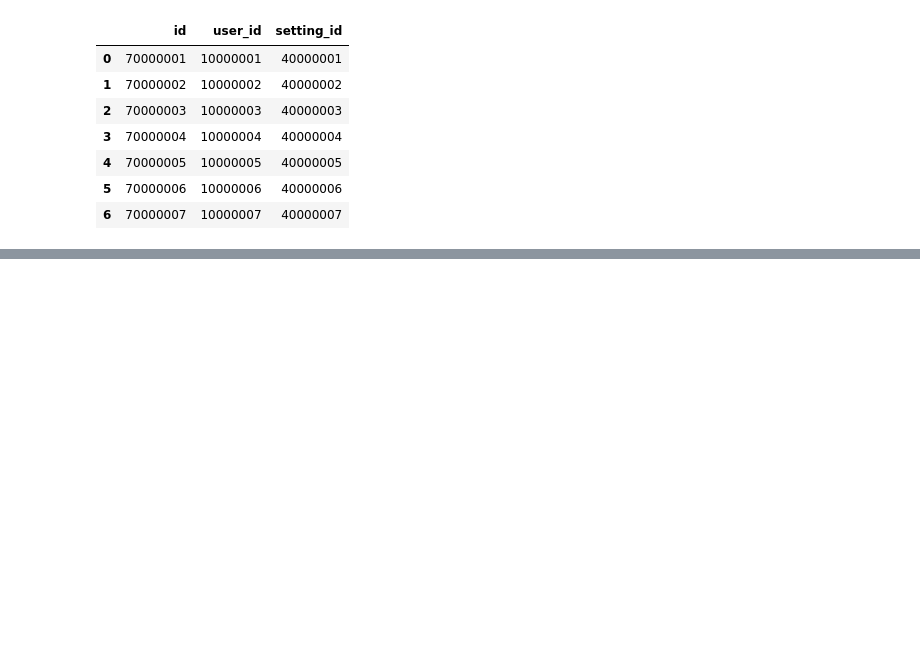
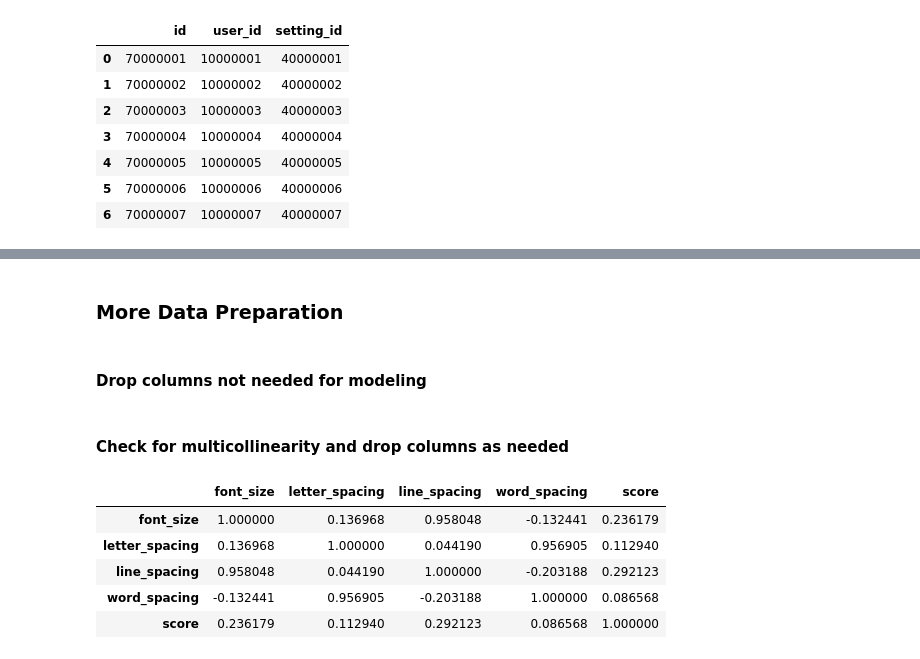
Before and after one commit to caidennason/learnlink-team-4, a Jupyter notebook: rec-system/index.ipynb, the cells around one changed output, grey strips where cells are left out. Drawn from its saved outputs; the diff is of its cells as text; code cells hidden in the pictures; blank space fills up the shorter version.

```diff
--- a/rec-system/index.ipynb
+++ b/rec-system/index.ipynb
@@ -481,0 +1180,6 @@ user_settings.head(7)
+# %% [markdown]
+### More Data Preparation
+# %% [markdown]
+#### Drop columns not needed for modeling
+# %%
+df.drop(['user_id', 'first_name', 'last_name', 'username', 'date_of_birth', 'native_language', 'learning_language', 'created_at','setting_id','age', 'profile_photo'], axis = 1, inplace = True)
@@ -481,0 +1188,12 @@ user_settings.head(7)
+# %% [markdown]
+#### Check for multicollinearity and drop columns as needed
+# %%
+df_nums = df.select_dtypes('number').drop(columns=['disability_id'])
+df_nums.corr()
+# %% [output]
+|  | font_size | letter_spacing | line_spacing | word_spacing | score |
+| font_size | 1.000000 | 0.136968 | 0.958048 | -0.132441 | 0.236179 |
+| letter_spacing | 0.136968 | 1.000000 | 0.044190 | 0.956905 | 0.112940 |
+| line_spacing | 0.958048 | 0.044190 | 1.000000 | -0.203188 | 0.292123 |
+| word_spacing | -0.132441 | 0.956905 | -0.203188 | 1.000000 | 0.086568 |
+| score | 0.236179 | 0.112940 | 0.292123 | 0.086568 | 1.000000 |
```
Also changed, not shown: parts of 48 cells of this notebook, 7 other files.
